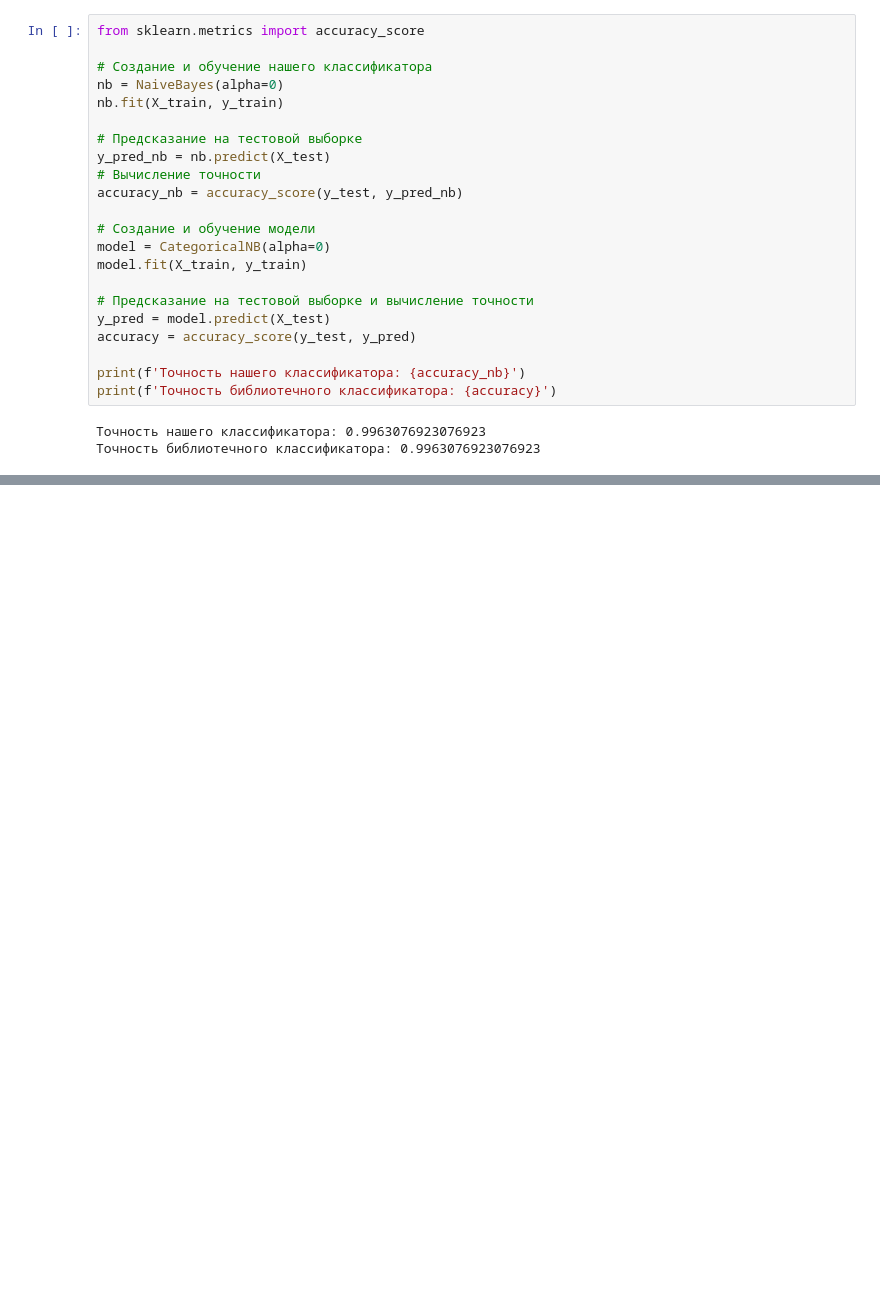
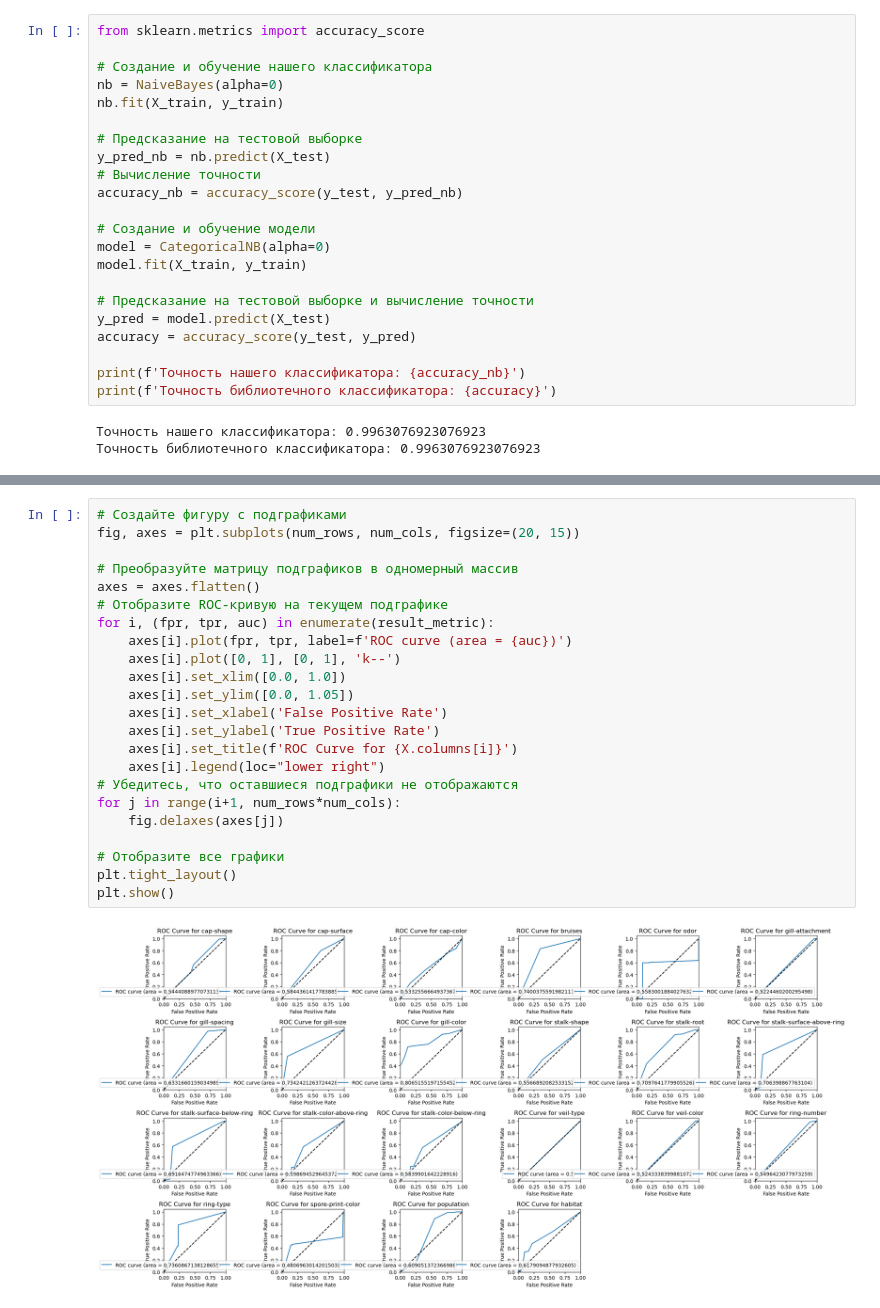
Before and after one commit to MegaSear/Statistic-Decision-s-Theory, a Jupyter notebook: Lab2/Lab2.ipynb, the cells around one changed output, grey strips where cells are left out. Saved outputs shown, nothing was run; the diff lists cells and outputs as text; blank space fills up the shorter version.

```diff
--- a/Lab2/Lab2.ipynb
+++ b/Lab2/Lab2.ipynb
@@ -254,0 +243,25 @@ plt.show()
+# %%
+# Создайте фигуру с подграфиками
+fig, axes = plt.subplots(num_rows, num_cols, figsize=(20, 15))
+
+# Преобразуйте матрицу подграфиков в одномерный массив
+axes = axes.flatten()
+# Отобразите ROC-кривую на текущем подграфике
+for i, (fpr, tpr, auc) in enumerate(result_metric):
+    axes[i].plot(fpr, tpr, label=f'ROC curve (area = {auc})')
+    axes[i].plot([0, 1], [0, 1], 'k--')
+    axes[i].set_xlim([0.0, 1.0])
+    axes[i].set_ylim([0.0, 1.05])
+    axes[i].set_xlabel('False Positive Rate')
+    axes[i].set_ylabel('True Positive Rate')
+    axes[i].set_title(f'ROC Curve for {X.columns[i]}')
+    axes[i].legend(loc="lower right")
+# Убедитесь, что оставшиеся подграфики не отображаются
+for j in range(i+1, num_rows*num_cols):
+    fig.delaxes(axes[j])
+
+# Отобразите все графики
+plt.tight_layout()
+plt.show()
+# %% [output]
+[figure, added]
```
Also changed, not shown: parts of 4 cells of this notebook.
